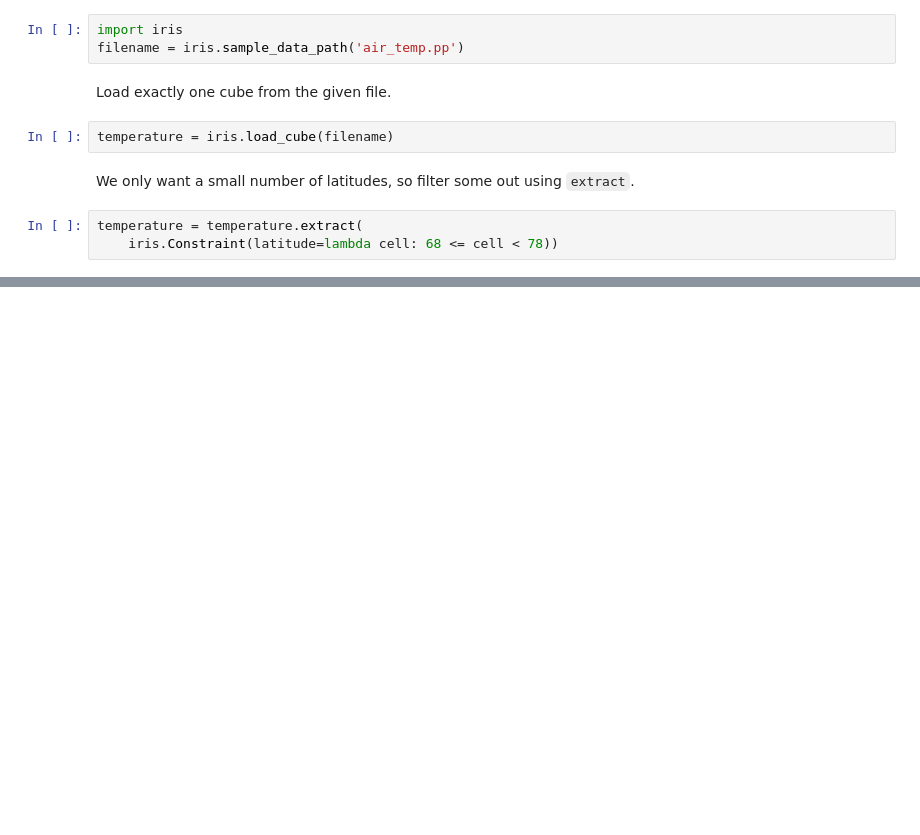
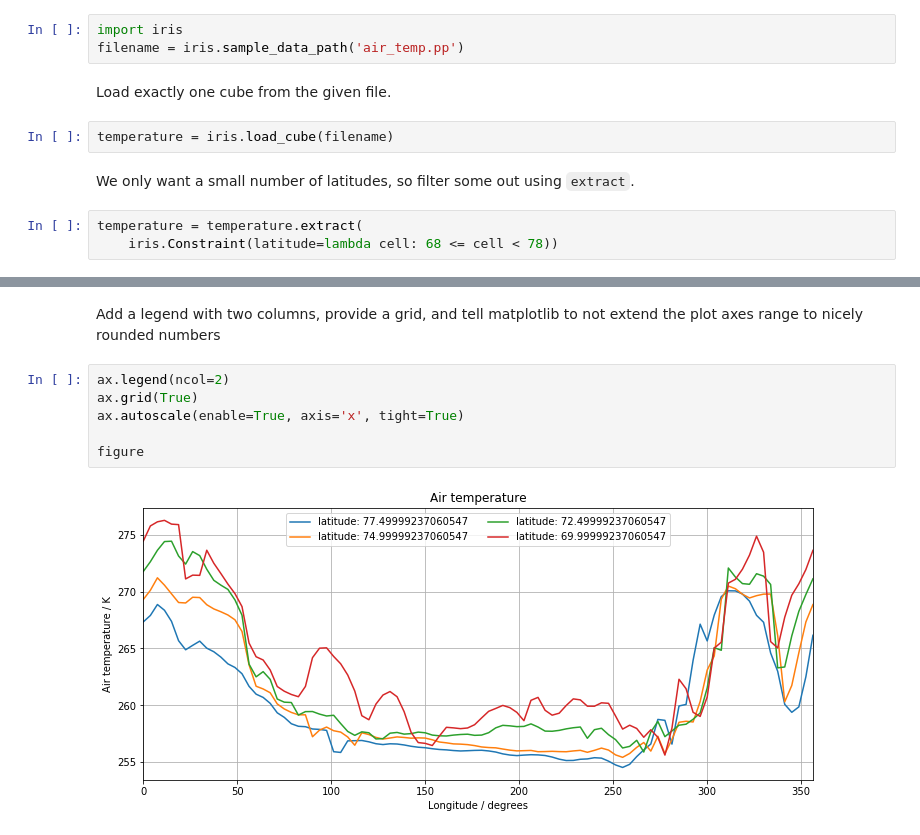
Before and after one commit to evertrol/eucp, a Jupyter notebook: examples/iris/multiline-temp-plot.ipynb, the cells around one changed output, grey strips where cells are left out. Cells and saved outputs as stored; diff of their text form; blank space fills up the shorter version.

```diff
--- a/examples/iris/multiline-temp-plot.ipynb
+++ b/examples/iris/multiline-temp-plot.ipynb
@@ -50,0 +40,10 @@ No handles with labels found to put in legend.
+# %% [markdown]
+Add a legend with two columns, provide a grid, and tell matplotlib to not extend the plot axes range to nicely rounded numbers
+# %%
+ax.legend(ncol=2)
+ax.grid(True)
+ax.autoscale(enable=True, axis='x', tight=True)
+
+figure
+# %% [output]
+[figure, added]
```
Also changed, not shown: parts of 7 cells of this notebook, 1 other file.
